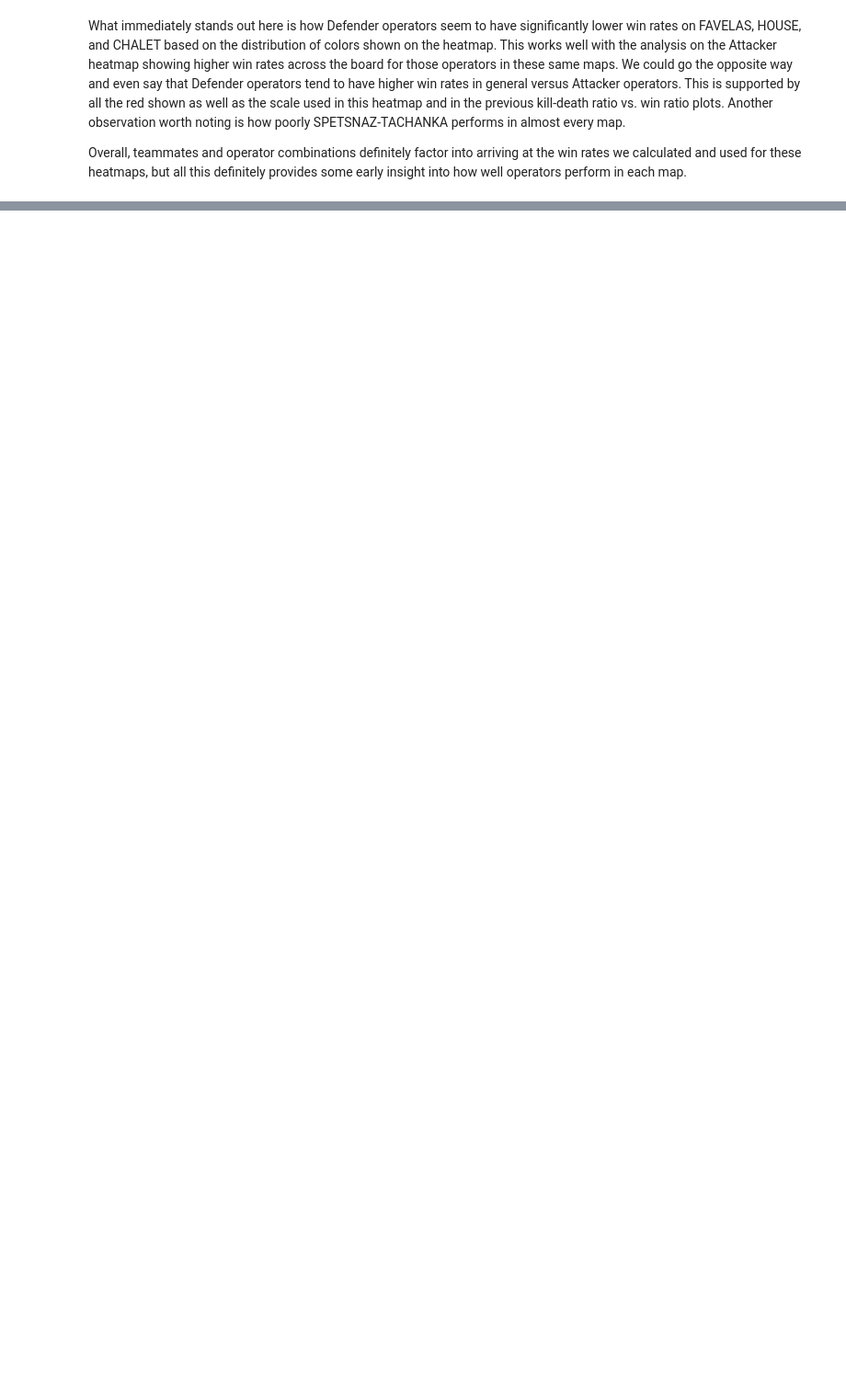
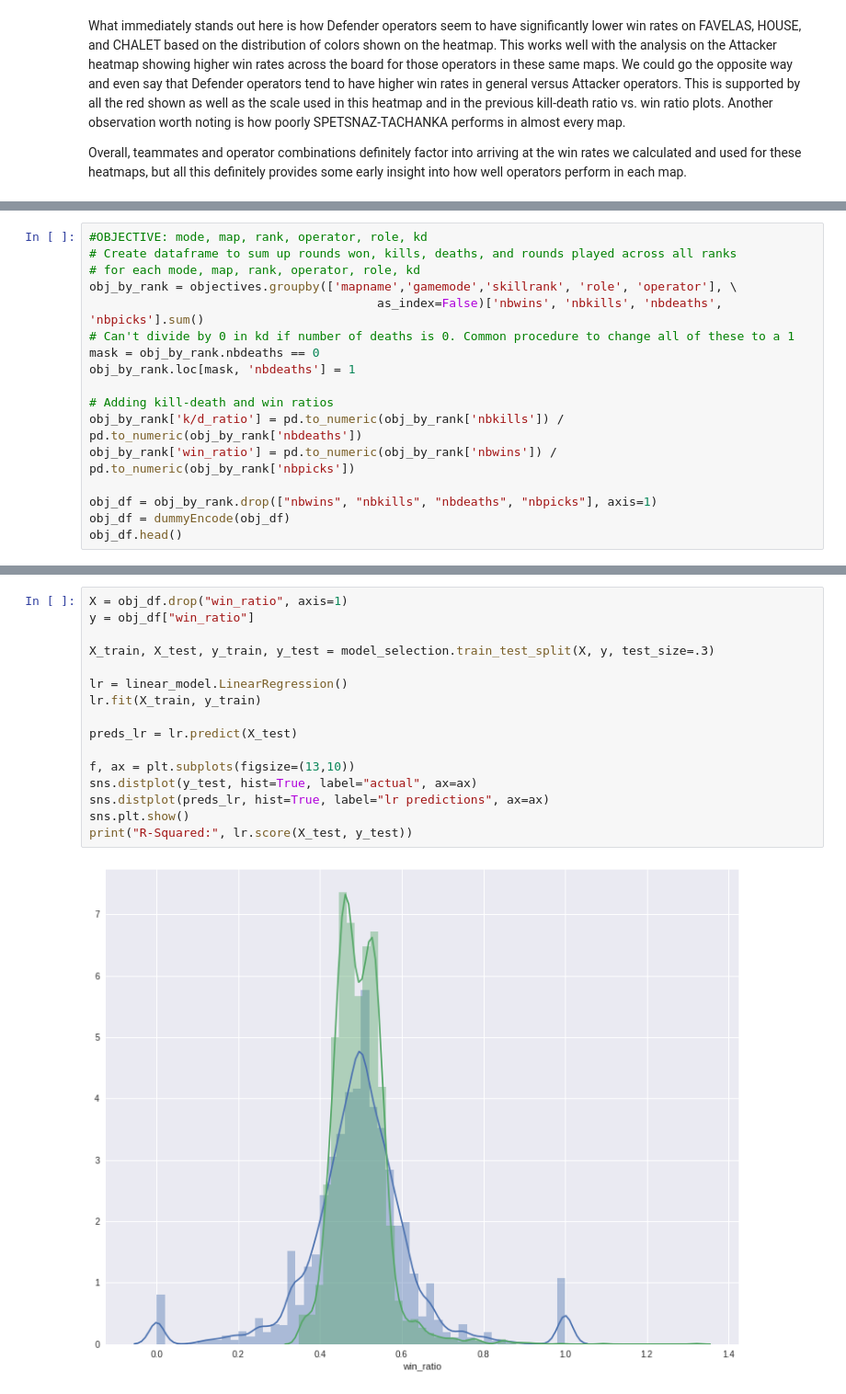
Before and after one commit to jiglesia3/jiglesia3.github.io, a Jupyter notebook: Final Tutorial.ipynb, the cells around one changed output, grey strips where cells are left out. Shown at 92% size. Cells and saved outputs as stored; diff of their text form; blank space fills up the shorter version.

```diff
--- a/Final Tutorial.ipynb
+++ b/Final Tutorial.ipynb
@@ -588,0 +572,17 @@ sns.plt.show()
+# %%
+#OBJECTIVE: mode, map, rank, operator, role, kd
+# Create dataframe to sum up rounds won, kills, deaths, and rounds played across all ranks
+# for each mode, map, rank, operator, role, kd
+obj_by_rank = objectives.groupby(['mapname','gamemode','skillrank', 'role', 'operator'], \
+                                        as_index=False)['nbwins', 'nbkills', 'nbdeaths', 'nbpicks'].sum()
+# Can't divide by 0 in kd if number of deaths is 0. Common procedure to change all of these to a 1
+mask = obj_by_rank.nbdeaths == 0
+obj_by_rank.loc[mask, 'nbdeaths'] = 1
+
+# Adding kill-death and win ratios
+obj_by_rank['k/d_ratio'] = pd.to_numeric(obj_by_rank['nbkills']) / pd.to_numeric(obj_by_rank['nbdeaths'])
+obj_by_rank['win_ratio'] = pd.to_numeric(obj_by_rank['nbwins']) / pd.to_numeric(obj_by_rank['nbpicks'])
+
+obj_df = obj_by_rank.drop(["nbwins", "nbkills", "nbdeaths", "nbpicks"], axis=1)
+obj_df = dummyEncode(obj_df)
+obj_df.head()
@@ -588,0 +596,18 @@ sns.plt.show()
+# %%
+X = obj_df.drop("win_ratio", axis=1)
+y = obj_df["win_ratio"]
+
+X_train, X_test, y_train, y_test = model_selection.train_test_split(X, y, test_size=.3)
+
+lr = linear_model.LinearRegression()
+lr.fit(X_train, y_train)
+
+preds_lr = lr.predict(X_test)
+
+f, ax = plt.subplots(figsize=(13,10))
+sns.distplot(y_test, hist=True, label="actual", ax=ax)
+sns.distplot(preds_lr, hist=True, label="lr predictions", ax=ax)
+sns.plt.show()
+print("R-Squared:", lr.score(X_test, y_test))
+# %% [output]
+[figure, added]
```
Also changed, not shown: parts of 23 cells of this notebook.
